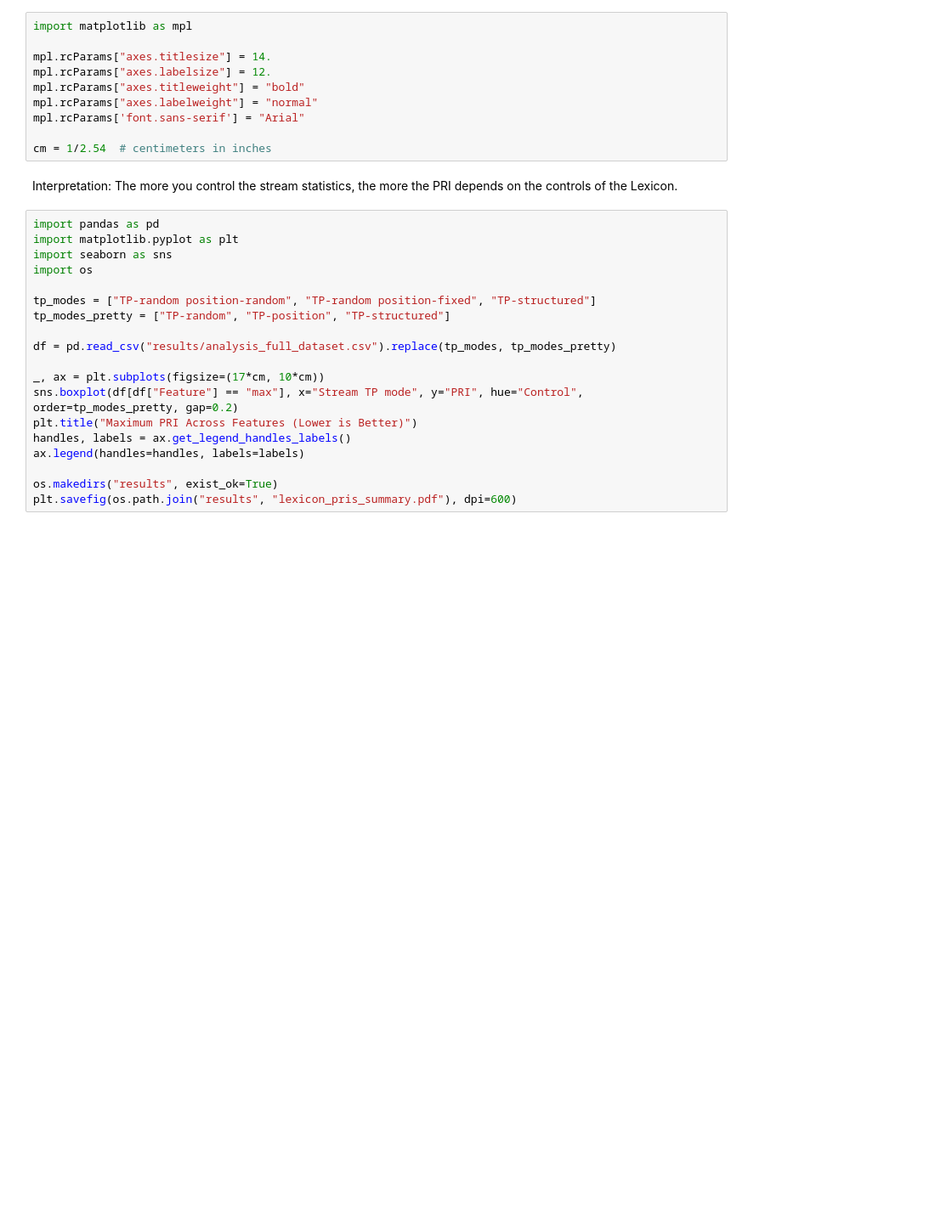
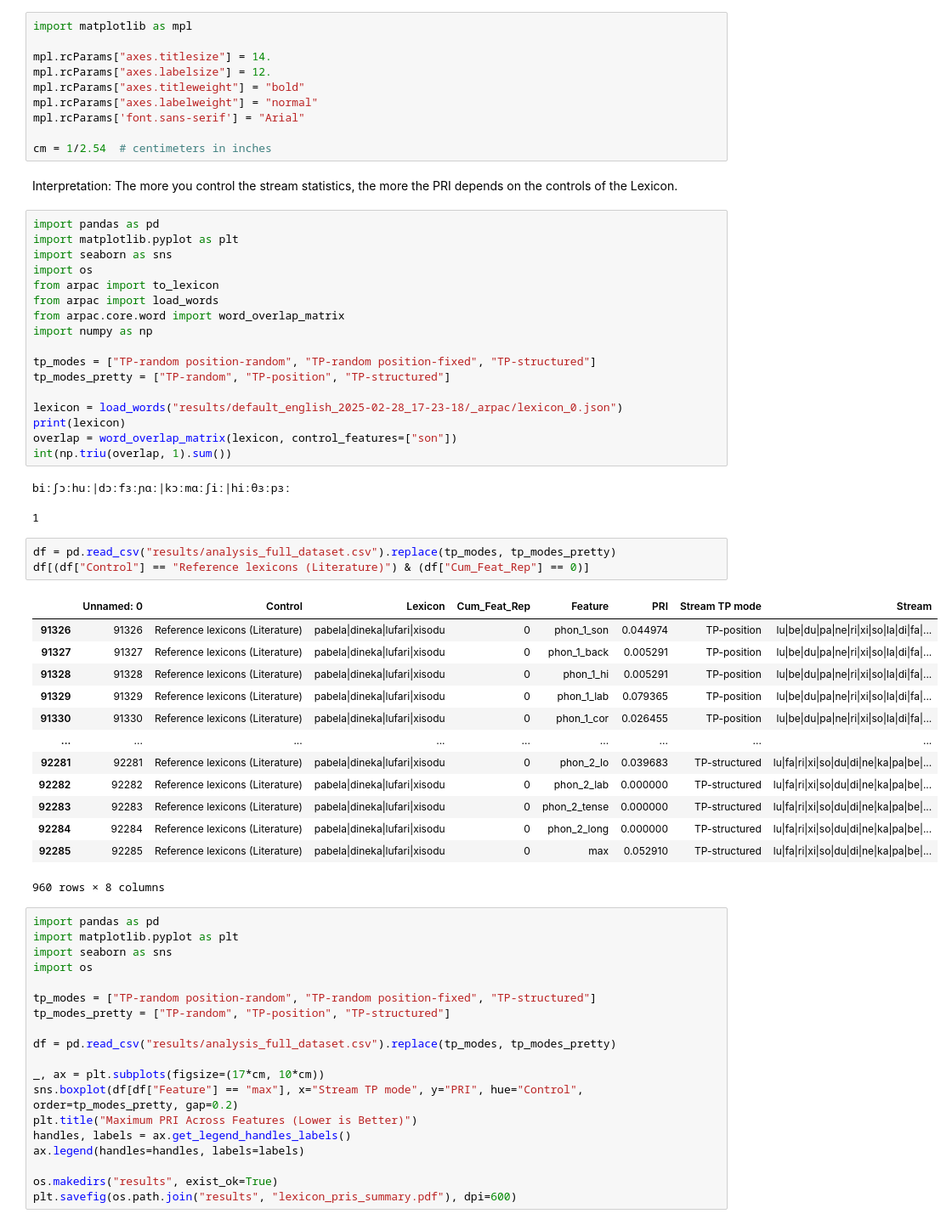
Before and after one commit to milosen/alparc, a Jupyter notebook: plots_from_paper.ipynb, the cells around one changed output. Shown at 85% size. Cells and saved outputs as stored; diff of their text form; blank space fills up the shorter version.

```diff
--- a/plots_from_paper.ipynb
+++ b/plots_from_paper.ipynb
@@ -12,6 +12,43 @@ mpl.rcParams['font.sans-serif'] = "Arial"
 cm = 1/2.54  # centimeters in inches
 # %% [markdown]
 Interpretation: The more you control the stream statistics, the more the PRI depends on the controls of the Lexicon.
+# %%
+import pandas as pd
+import matplotlib.pyplot as plt
+import seaborn as sns
+import os
+from arpac import to_lexicon
+from arpac import load_words
+from arpac.core.word import word_overlap_matrix
+import numpy as np
+
+tp_modes = ["TP-random position-random", "TP-random position-fixed", "TP-structured"]
+tp_modes_pretty = ["TP-random", "TP-position", "TP-structured"]
+
+lexicon = load_words("results/default_english_2025-02-28_17-23-18/_arpac/lexicon_0.json")
+print(lexicon)
+overlap = word_overlap_matrix(lexicon, control_features=["son"])
+int(np.triu(overlap, 1).sum())
+# %% [output]
+biːʃɔːhuː|dɔːfɜːɲɑː|kɔːmɑːʃiː|hiːθɜːpɜː
+1
+# %%
+df = pd.read_csv("results/analysis_full_dataset.csv").replace(tp_modes, tp_modes_pretty)
+df[(df["Control"] == "Reference lexicons (Literature)") & (df["Cum_Feat_Rep"] == 0)]
+# %% [output]
+|  | Unnamed: 0 | Control | Lexicon | Cum_Feat_Rep | Feature | PRI | Stream TP mode | Stream |
+| 91326 | 91326 | Reference lexicons (Literature) | pabela|dineka|lufari|xisodu | 0 | phon_1_son | 0.044974 | TP-position | lu|be|du|pa|ne|ri|xi|so|la|di|fa|... |
+| 91327 | 91327 | Reference lexicons (Literature) | pabela|dineka|lufari|xisodu | 0 | phon_1_back | 0.005291 | TP-position | lu|be|du|pa|ne|ri|xi|so|la|di|fa|... |
+| 91328 | 91328 | Reference lexicons (Literature) | pabela|dineka|lufari|xisodu | 0 | phon_1_hi | 0.005291 | TP-position | lu|be|du|pa|ne|ri|xi|so|la|di|fa|... |
+| 91329 | 91329 | Reference lexicons (Literature) | pabela|dineka|lufari|xisodu | 0 | phon_1_lab | 0.079365 | TP-position | lu|be|du|pa|ne|ri|xi|so|la|di|fa|... |
+| 91330 | 91330 | Reference lexicons (Literature) | pabela|dineka|lufari|xisodu | 0 | phon_1_cor | 0.026455 | TP-position | lu|be|du|pa|ne|ri|xi|so|la|di|fa|... |
+| ... | ... | ... | ... | ... | ... | ... | ... | ... |
+| 92281 | 92281 | Reference lexicons (Literature) | pabela|dineka|lufari|xisodu | 0 | phon_2_lo | 0.039683 | TP-structured | lu|fa|ri|xi|so|du|di|ne|ka|pa|be|... |
+| 92282 | 92282 | Reference lexicons (Literature) | pabela|dineka|lufari|xisodu | 0 | phon_2_lab | 0.000000 | TP-structured | lu|fa|ri|xi|so|du|di|ne|ka|pa|be|... |
+| 92283 | 92283 | Reference lexicons (Literature) | pabela|dineka|lufari|xisodu | 0 | phon_2_tense | 0.000000 | TP-structured | lu|fa|ri|xi|so|du|di|ne|ka|pa|be|... |
+| 92284 | 92284 | Reference lexicons (Literature) | pabela|dineka|lufari|xisodu | 0 | phon_2_long | 0.000000 | TP-structured | lu|fa|ri|xi|so|du|di|ne|ka|pa|be|... |
+| 92285 | 92285 | Reference lexicons (Literature) | pabela|dineka|lufari|xisodu | 0 | max | 0.052910 | TP-structured | lu|fa|ri|xi|so|du|di|ne|ka|pa|be|... |
+960 rows × 8 columns
 # %%
 import pandas as pd
 import matplotlib.pyplot as plt
```
Also changed, not shown: parts of 4 cells of this notebook, 2 other files.
